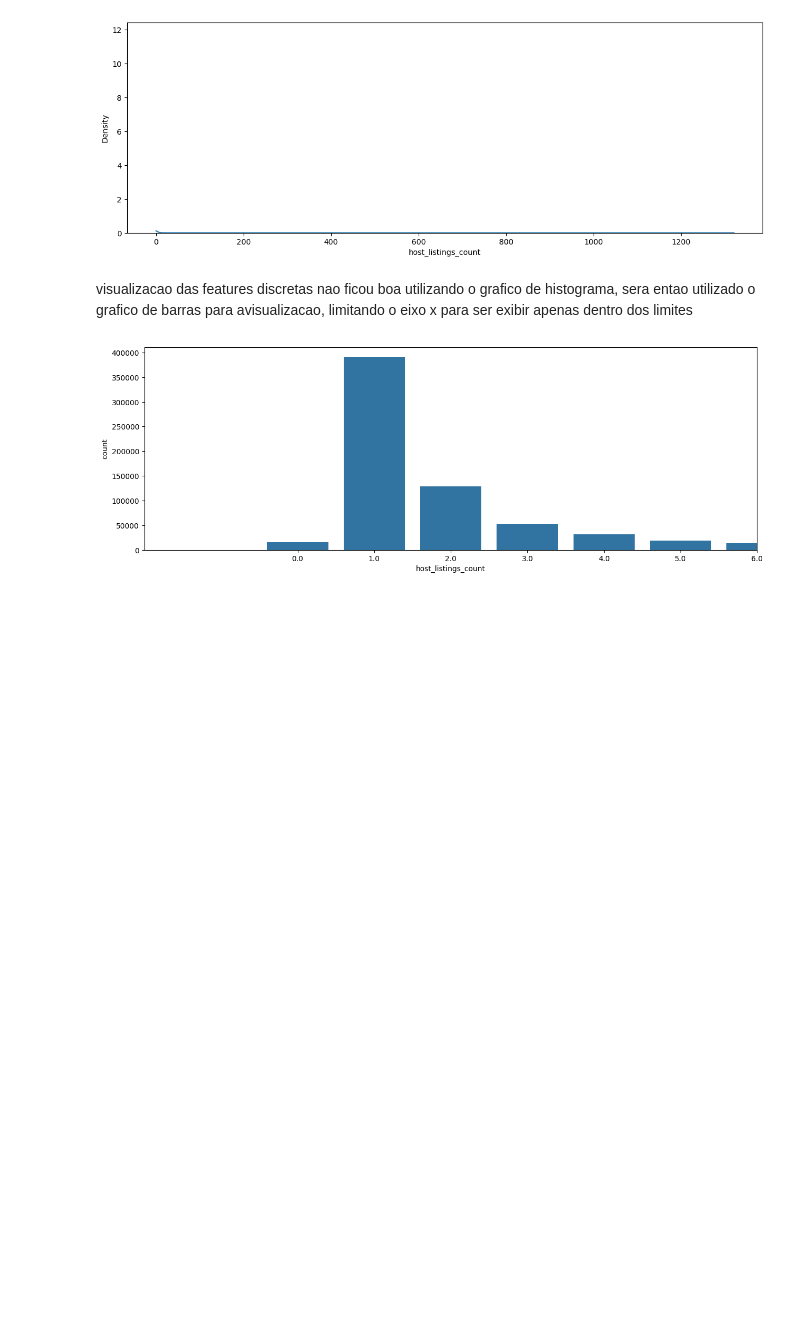
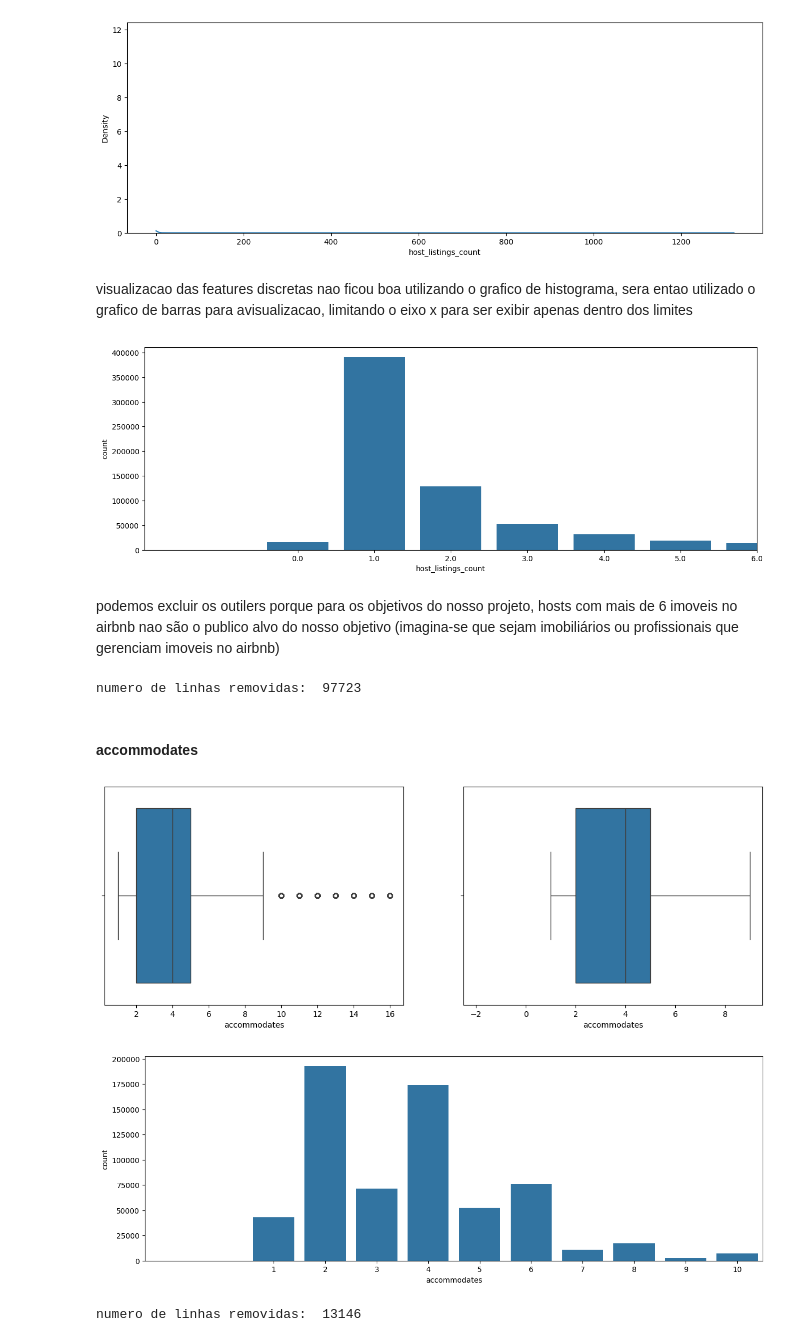
Before and after one commit to ghrisss/Wily, a Jupyter notebook: main.ipynb, the cells around one changed output. Drawn from its saved outputs; the diff is of its cells as text; code cells hidden in the pictures; blank space fills up the shorter version.

Commit message:
chore: analise para mais algumas features - accomodates e bathrooms - masi possibilidade de exibir todo o eixo x no grafico de barras

```diff
--- a/main.ipynb
+++ b/main.ipynb
@@ -246,10 +246,11 @@ def histogram_builder(column):
     # sns.displot(column)
 
 
-def barplot_builder(column: Series):
+def barplot_builder(column: Series, show_all: bool = False):
     plt.figure(figsize=(15, 5))
     ax = sns.barplot(x=column.value_counts().index, y=column.value_counts())
-    ax.set_xlim(calculate_limits(column))
+    if show_all is False:
+        ax.set_xlim(calculate_limits(column))
 # %% [markdown]
 Vamos primeiro analisar as colunas com quantidades continuas, ou seja, com variação decimal, que seriam as colunas de price e extra_people
 # %% [markdown]
@@ -303,3 +304,23 @@ visualizacao das features discretas nao ficou boa utilizando o grafico de histog
 barplot_builder(base_airbnb["host_listings_count"])
 # %% [output]
 [figure]
+# %% [markdown]
+podemos excluir os outilers porque para os objetivos do nosso projeto, hosts com mais de 6 imoveis no airbnb nao são o publico alvo do nosso objetivo (imagina-se que sejam imobiliários ou profissionais que gerenciam imoveis no airbnb)
+# %%
+base_airbnb, removed_lines = remove_outliers(base_airbnb, "host_listings_count")
+print("numero de linhas removidas: ", removed_lines)
+# %% [output]
+numero de linhas removidas:  97723
+# %% [markdown]
+#### accommodates
+# %%
+boxplot_builder(base_airbnb["accommodates"])
+barplot_builder(base_airbnb["accommodates"])
+# %% [output]
+[figure, added]
+[figure, added]
+# %%
+base_airbnb, removed_lines = remove_outliers(base_airbnb, "accommodates")
+print("numero de linhas removidas: ", removed_lines)
+# %% [output]
+numero de linhas removidas:  13146
```
Also changed, not shown: parts of 3 cells of this notebook.
